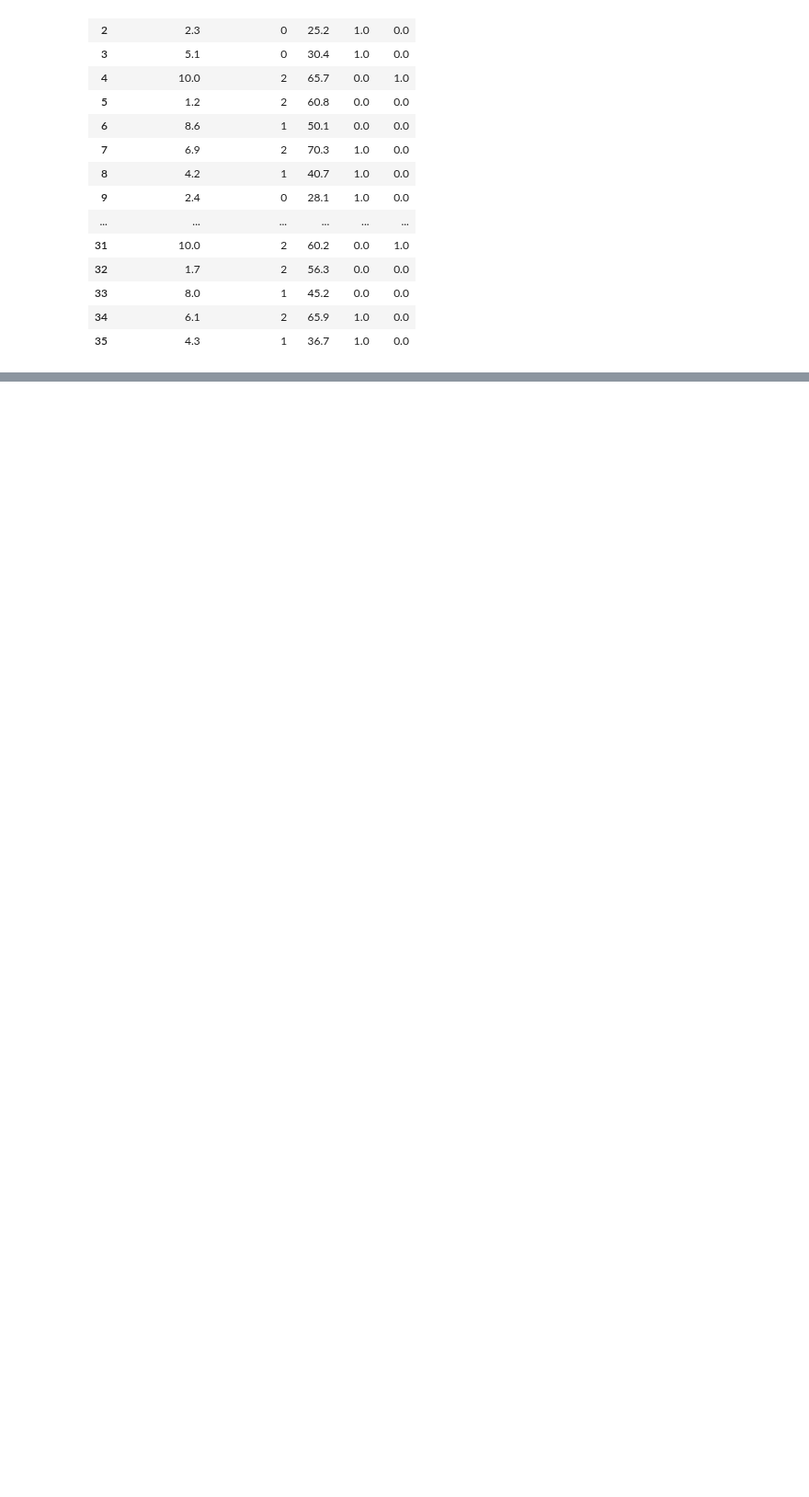
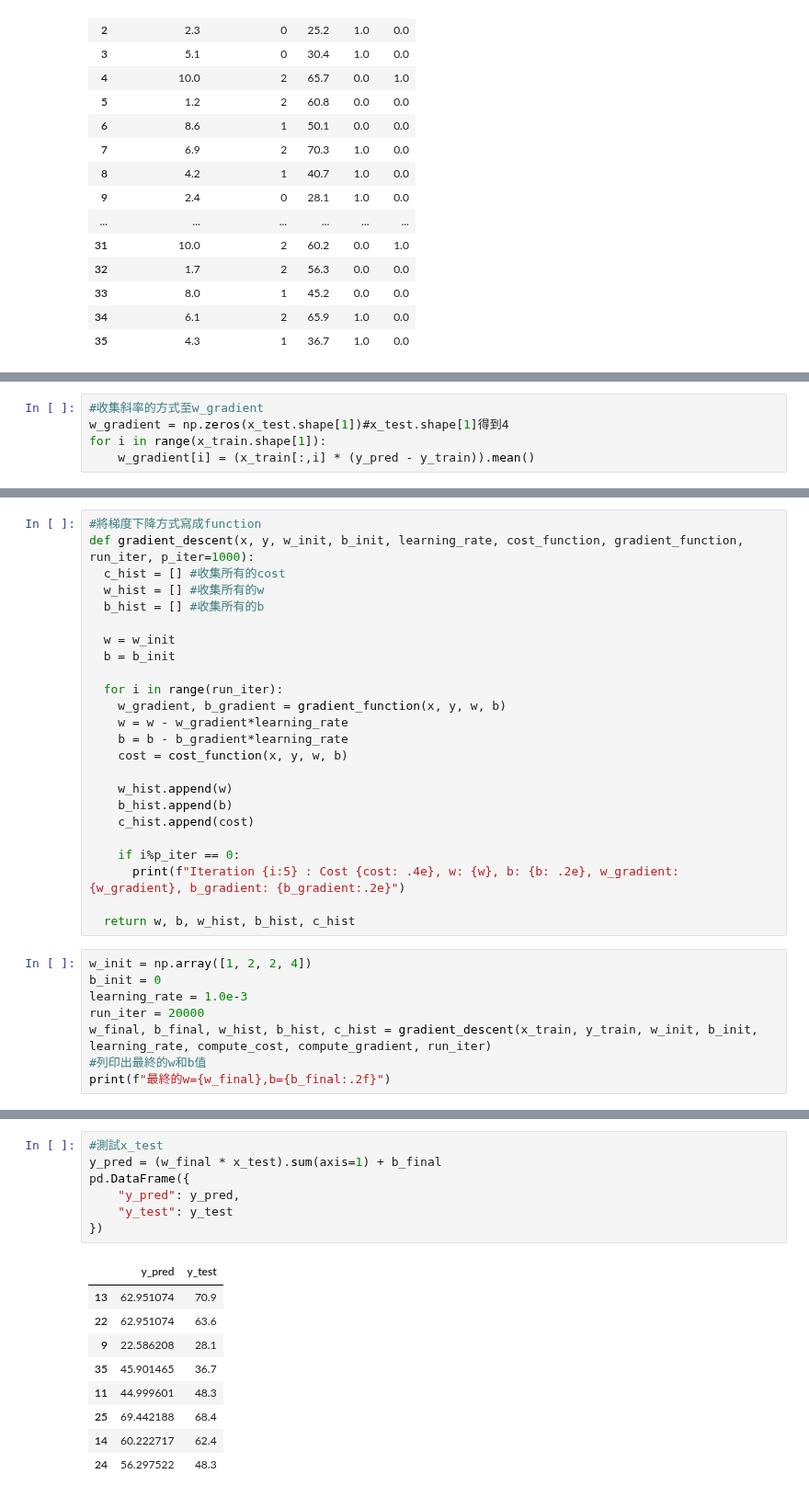
Before and after one commit to roberthsu2003/machine_learning, a Jupyter notebook: 法務部機器學習/多元線性迴歸/multiple_linear_regression1.ipynb, the cells around one changed output, grey strips where cells are left out. Shown at 92% size. Cells and saved outputs as stored; diff of their text form; blank space fills up the shorter version.

```diff
--- a/法務部機器學習/多元線性迴歸/multiple_linear_regression1.ipynb
+++ b/法務部機器學習/多元線性迴歸/multiple_linear_regression1.ipynb
@@ -155,0 +285,5 @@ data
+# %%
+#收集斜率的方式至w_gradient
+w_gradient = np.zeros(x_test.shape[1])#x_test.shape[1]得到4
+for i in range(x_train.shape[1]):
+    w_gradient[i] = (x_train[:,i] * (y_pred - y_train)).mean()
@@ -155,0 +327,32 @@ data
+# %%
+#將梯度下降方式寫成function
+def gradient_descent(x, y, w_init, b_init, learning_rate, cost_function, gradient_function, run_iter, p_iter=1000):
+  c_hist = [] #收集所有的cost
+  w_hist = [] #收集所有的w
+  b_hist = [] #收集所有的b
+
+  w = w_init
+  b = b_init
+
+  for i in range(run_iter):
+    w_gradient, b_gradient = gradient_function(x, y, w, b)
+    w = w - w_gradient*learning_rate
+    b = b - b_gradient*learning_rate
+    cost = cost_function(x, y, w, b)
+
+    w_hist.append(w)
+    b_hist.append(b)
+    c_hist.append(cost)
+
+    if i%p_iter == 0:
+      print(f"Iteration {i:5} : Cost {cost: .4e}, w: {w}, b: {b: .2e}, w_gradient: {w_gradient}, b_gradient: {b_gradient:.2e}")
+
+  return w, b, w_hist, b_hist, c_hist
+# %%
+w_init = np.array([1, 2, 2, 4])
+b_init = 0
+learning_rate = 1.0e-3
+run_iter = 20000
+w_final, b_final, w_hist, b_hist, c_hist = gradient_descent(x_train, y_train, w_init, b_init, learning_rate, compute_cost, compute_gradient, run_iter)
+#列印出最終的w和b值
+print(f"最終的w={w_final},b={b_final:.2f}")
@@ -155,0 +377,17 @@ data
+# %%
+#測試x_test
+y_pred = (w_final * x_test).sum(axis=1) + b_final
+pd.DataFrame({
+    "y_pred": y_pred,
+    "y_test": y_test
+})
+# %% [output]
+|  | y_pred | y_test |
+| 13 | 62.951074 | 70.9 |
+| 22 | 62.951074 | 63.6 |
+| 9 | 22.586208 | 28.1 |
+| 35 | 45.901465 | 36.7 |
+| 11 | 44.999601 | 48.3 |
+| 25 | 69.442188 | 68.4 |
+| 14 | 60.222717 | 62.4 |
+| 24 | 56.297522 | 48.3 |
```
Also changed, not shown: parts of 17 cells of this notebook.
